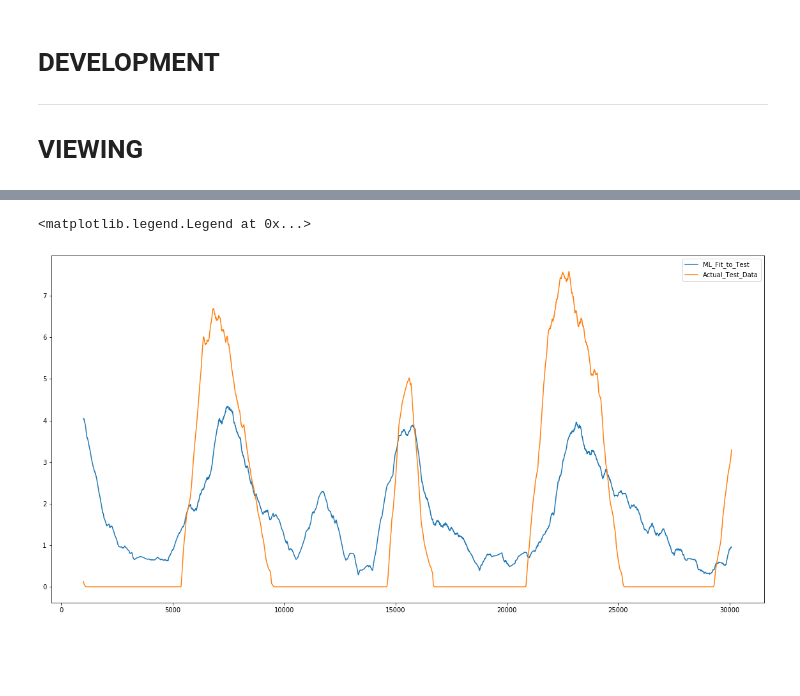
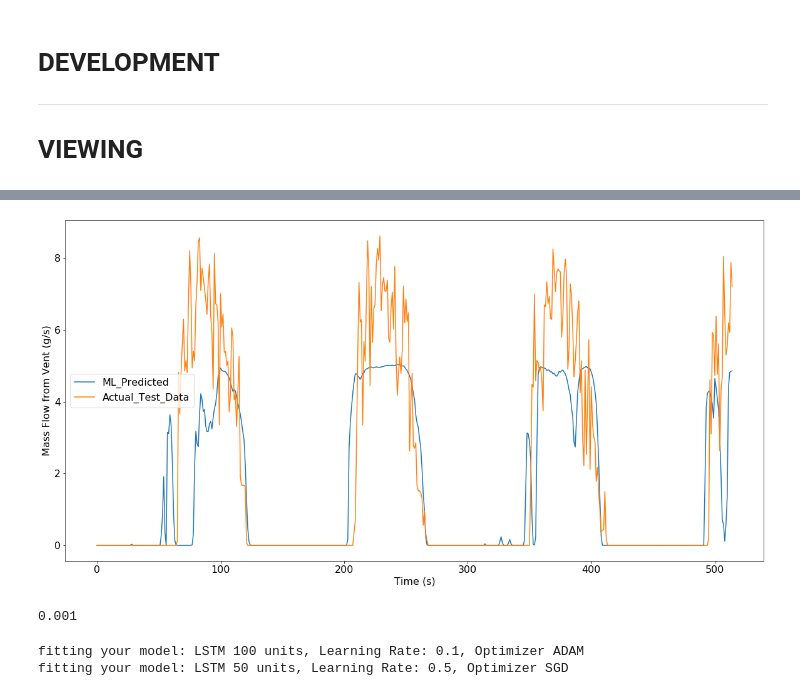
Before and after one commit to agmeyer4/CO2_Eddy, a Jupyter notebook: ML.ipynb, the cells around one changed output, grey strips where cells are left out. Saved outputs shown, nothing was run; the diff lists cells and outputs as text; code cells hidden in the pictures; blank space fills up the shorter version.

```diff
--- a/ML.ipynb
+++ b/ML.ipynb
@@ -312,29 +382,38 @@ plt.plot(hist_df['loss'])
 # %%
+y_fit = model.predict(X_test) #fit to x_test
+
 #Return to original data shape and scale
 X_test_original_shape = X_test.reshape(orig_X_test_shape) #reshape from 3d time
-y_test_original_shape = y_test.reshape(orig_y_test_shape) #reshape from 3d time
+y_test_original_shape = y_test.reshape(orig_y_test_shape)#reshape from 3d time
 
 merged_tests = np.concatenate((X_test_original_shape,y_test_original_shape[:,None]),axis=1) #concat X and y
 unscaled_test = pd.DataFrame(min_max_scalar.inverse_transform(merged_tests)).iloc[:,-1] #unscale using declared scalar
 
 y_fit_original_shape = y_fit.reshape(orig_y_test_shape)
 merged_tests = np.concatenate((X_test_original_shape,y_fit_original_shape[:,None]),axis=1)
 unscaled_fit = pd.DataFrame(min_max_scalar.inverse_transform(merged_tests)).iloc[:,-1]
 
 #Put into pandas df
 comparison = pd.concat([unscaled_test,unscaled_fit],axis=1)
 comparison.columns = ['test','fit']
+
+
+#PLOT PREDICTED VS OBSERVED
+fig, ax = plt.subplots(figsize = (20,10))
+# ax.plot(y_fit,label='ML_Fit_to_Test')
+# ax.plot(y_test,label='Actual_Test_Data')
+
+roll = 1
+
+ax.plot(comparison['fit'].rolling(roll).mean(),label='ML_Predicted')
+ax.plot(comparison['test'].rolling(roll).mean(),label='Actual_Test_Data')
+
+ax.set_xlabel('Time (s)',fontsize=16)
+ax.set_ylabel('Mass Flow from Vent (g/s)',fontsize=16)
+ax.tick_params(axis='both', which='major', labelsize=16)
+
+
+ax.legend(fontsize=16)
+plt.show()
+# %% [output]
+[figure, added]
-# %%
-#PLOT PREDICTED VS OBSERVED
-fig, ax = plt.subplots(figsize = (20,10))
-# ax.plot(yfit,label='ML_Fit_to_Test')
-# ax.plot(y_test,label='Actual_Test_Data')
-
-roll = 1000
-
-ax.plot(comparison['fit'].rolling(roll).mean(),label='ML_Fit_to_Test')
-ax.plot(comparison['test'].rolling(roll).mean(),label='Actual_Test_Data')
-ax.legend()
-# %% [output]
-<matplotlib.legend.Legend at 0x...>
-[figure, removed]
@@ -340,0 +435,20 @@ ax.legend()
+# %%
+import keras.backend as K
+print(K.eval(opt.lr))
+# %% [output]
+0.001
+# %%
+from multiprocessing import Process
+
+def fit_function(m,p1,p2):
+    print(f'fitting your model: {m}, Learning Rate: {p1}, Optimizer {p2}')
+
+p1 = Process(target=fit_function('LSTM 100 units', .1, 'ADAM'))
+p2 = Process(target=fit_function('LSTM 50 units', .5, 'SGD'))
+p1.start()
+p2.start()
+p1.join()
+p2.join()
+# %% [output]
+fitting your model: LSTM 100 units, Learning Rate: 0.1, Optimizer ADAM
+fitting your model: LSTM 50 units, Learning Rate: 0.5, Optimizer SGD
```
Also changed, not shown: parts of 25 cells of this notebook, 1 other file.
